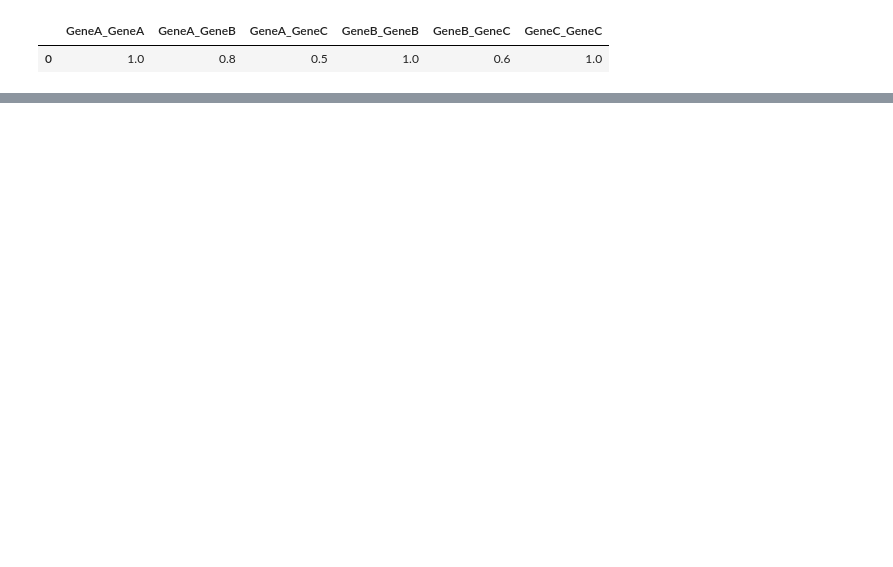
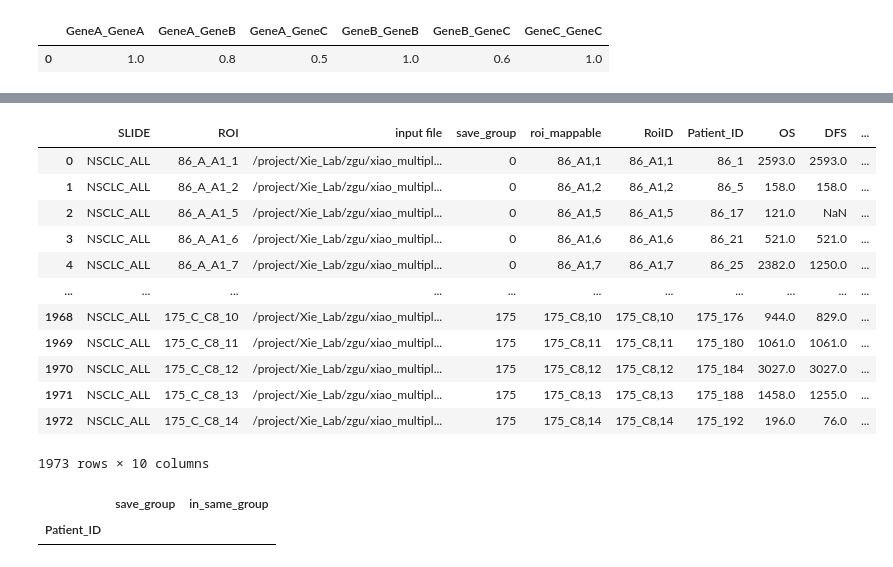
Before and after one commit to QBRC/multiTAP, a Jupyter notebook: notebooks/survival-analysis.ipynb, the cells around one changed output, grey strips where cells are left out. Saved outputs shown, nothing was run; the diff lists cells and outputs as text; code cells hidden in the pictures; blank space fills up the shorter version.

```diff
--- a/notebooks/survival-analysis.ipynb
+++ b/notebooks/survival-analysis.ipynb
@@ -329,0 +364,10 @@ flat_df
+# %%
+# add the clinical data
+pt_clinical_data = pd.read_csv('/project/Xie_Lab/zgu/xiao_multiplex/nsclc_multiTAP_work/clinical_data_ROI.csv')
+# pt_subset = pt_clinical_data[pt_clinical_data['RoiID'].isin(roi_id_list)]
+pt_subset = pt_clinical_data[['RoiID','Patient_ID', 'OS', 'DFS', 'Ev.O']]
+# pt_subset['OS_one_Year'] = pt_subset['OS'] > 365
+
+# first exclude control from analysis
+# pt_subset = pt_subset[pt_subset['Patient_ID'] != 'Control']
+pt_subset
@@ -329,0 +393,15 @@ flat_df
+# %%
+def extract_roi_id(roi_id):
+    try:
+
+        # first split by _
+        split = roi_id.split('_')
+        # special case for 178 A and C
+        if roi_id.startswith('178_A') or roi_id.startswith('178_C'):
+            return f"{split[0]}_{split[2]}{split[3]},{split[4]}"
+        elif roi_id.startswith('178_B'): # special case for 178 B
+            return f"{split[0]}_{split[3]}{split[4]},{split[5]}"
+        else: # all other cases
+            return f"{split[0]}_{split[2]},{split[3]}"
+    except IndexError:
+        return None  # or raise an error / return roi_id unchanged
@@ -329,0 +430,28 @@ flat_df
+# %%
+pt_id_savegroup = save_group_all.merge(pt_subset, how='inner', left_on='roi_mappable', right_on='RoiID')
+
+# remove control bc they can't be in the survival analysis
+pt_id_savegroup = pt_id_savegroup[pt_id_savegroup['Patient_ID']!='Control'].reset_index(drop=True)
+pt_id_savegroup
+# %% [output]
+|  | SLIDE | ROI | input file | save_group | roi_mappable | RoiID | Patient_ID | OS | DFS | ... |
+| 0 | NSCLC_ALL | 86_A_A1_1 | /project/Xie_Lab/zgu/xiao_multipl... | 0 | 86_A1,1 | 86_A1,1 | 86_1 | 2593.0 | 2593.0 | ... |
+| 1 | NSCLC_ALL | 86_A_A1_2 | /project/Xie_Lab/zgu/xiao_multipl... | 0 | 86_A1,2 | 86_A1,2 | 86_5 | 158.0 | 158.0 | ... |
+| 2 | NSCLC_ALL | 86_A_A1_5 | /project/Xie_Lab/zgu/xiao_multipl... | 0 | 86_A1,5 | 86_A1,5 | 86_17 | 121.0 | NaN | ... |
+| 3 | NSCLC_ALL | 86_A_A1_6 | /project/Xie_Lab/zgu/xiao_multipl... | 0 | 86_A1,6 | 86_A1,6 | 86_21 | 521.0 | 521.0 | ... |
+| 4 | NSCLC_ALL | 86_A_A1_7 | /project/Xie_Lab/zgu/xiao_multipl... | 0 | 86_A1,7 | 86_A1,7 | 86_25 | 2382.0 | 1250.0 | ... |
+| ... | ... | ... | ... | ... | ... | ... | ... | ... | ... | ... |
+| 1968 | NSCLC_ALL | 175_C_C8_10 | /project/Xie_Lab/zgu/xiao_multipl... | 175 | 175_C8,10 | 175_C8,10 | 175_176 | 944.0 | 829.0 | ... |
+| 1969 | NSCLC_ALL | 175_C_C8_11 | /project/Xie_Lab/zgu/xiao_multipl... | 175 | 175_C8,11 | 175_C8,11 | 175_180 | 1061.0 | 1061.0 | ... |
+| 1970 | NSCLC_ALL | 175_C_C8_12 | /project/Xie_Lab/zgu/xiao_multipl... | 175 | 175_C8,12 | 175_C8,12 | 175_184 | 3027.0 | 3027.0 | ... |
+| 1971 | NSCLC_ALL | 175_C_C8_13 | /project/Xie_Lab/zgu/xiao_multipl... | 175 | 175_C8,13 | 175_C8,13 | 175_188 | 1458.0 | 1255.0 | ... |
+| 1972 | NSCLC_ALL | 175_C_C8_14 | /project/Xie_Lab/zgu/xiao_multipl... | 175 | 175_C8,14 | 175_C8,14 | 175_192 | 196.0 | 76.0 | ... |
+1973 rows × 10 columns
+# %%
+test_group = pt_id_savegroup[pt_id_savegroup['save_group']==6]
+consistency_df = test_group.groupby('Patient_ID')[['save_group']].nunique()
+consistency_df['in_same_group'] = (consistency_df <= 1).all(axis=1)
+consistency_df[~consistency_df['in_same_group']]
+# %% [output]
+|  | save_group | in_same_group |
+| Patient_ID |  |  |
```
Also changed, not shown: parts of 43 cells of this notebook.
